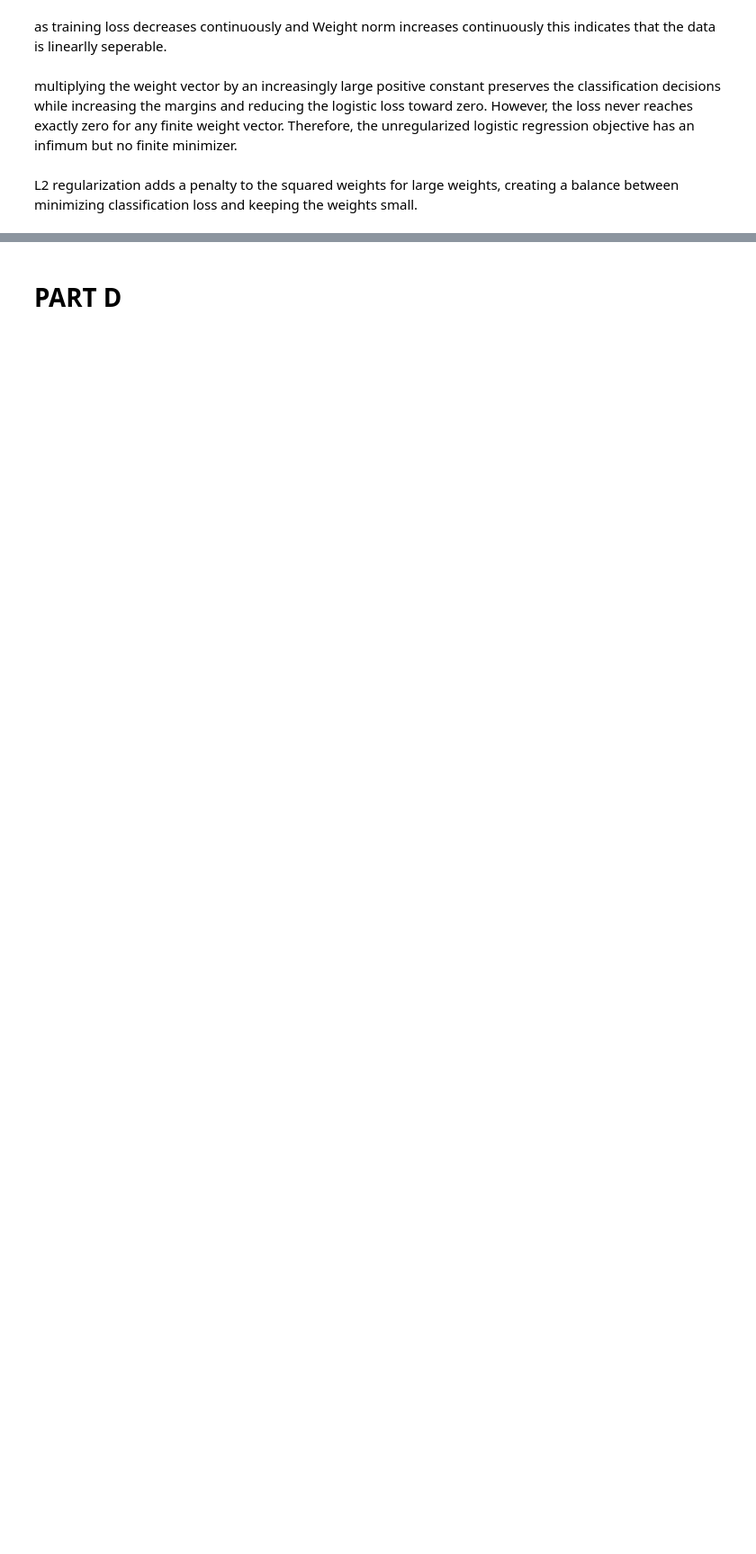
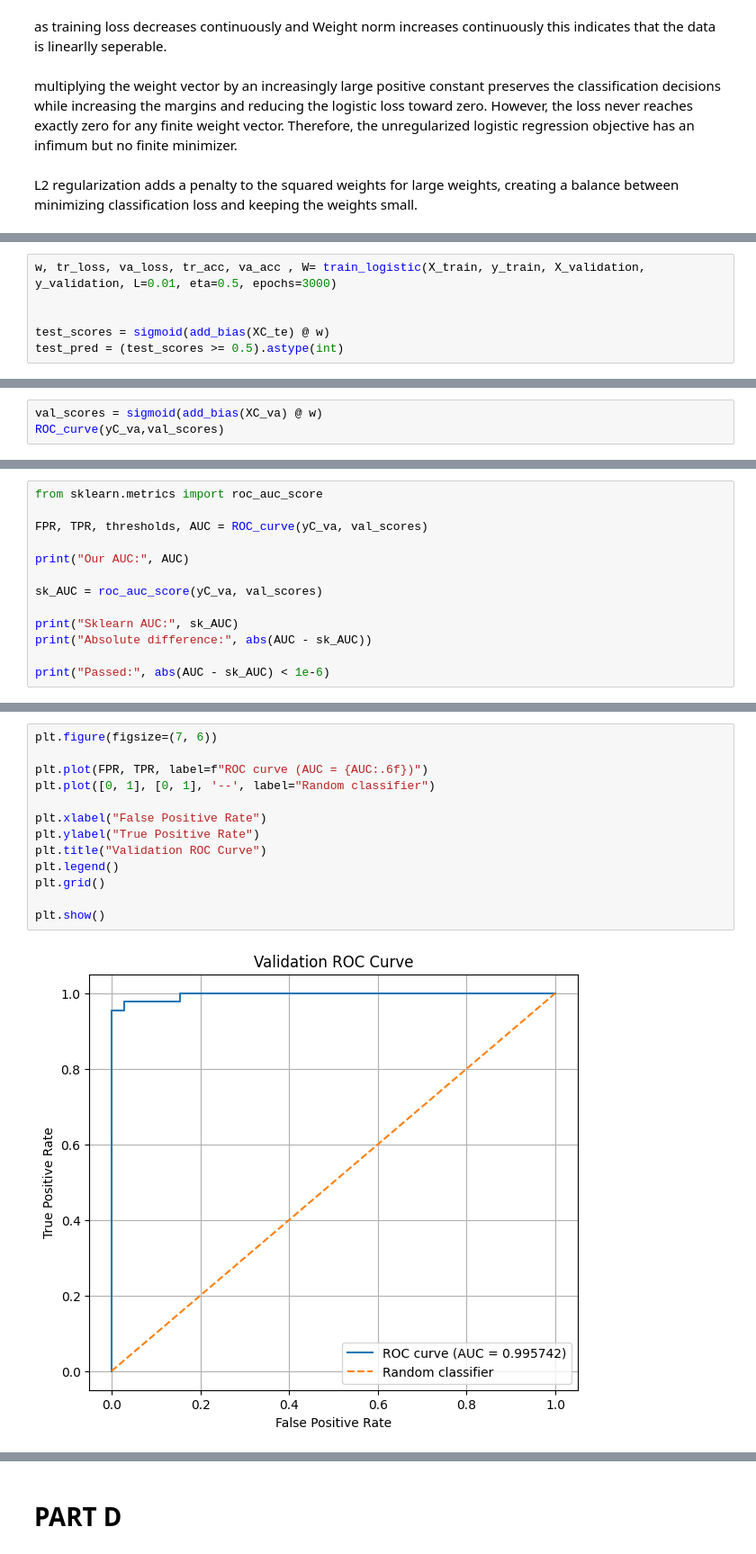
Before and after one commit to Ziad-Gebril/Linear-Models-and-Support-Vector-Machines, a Jupyter notebook: ML_assignment_2.ipynb, the cells around one changed output, grey strips where cells are left out. Shown at 90% size. Saved outputs shown, nothing was run; the diff lists cells and outputs as text; blank space fills up the shorter version.

```diff
--- a/ML_assignment_2.ipynb
+++ b/ML_assignment_2.ipynb
@@ -1249,0 +1446,6 @@ L2 regularization adds a penalty to the squared weights for large weights, creat
+# %%
+w, tr_loss, va_loss, tr_acc, va_acc , W= train_logistic(X_train, y_train, X_validation, y_validation, L=0.01, eta=0.5, epochs=3000)
+
+
+test_scores = sigmoid(add_bias(XC_te) @ w)
+test_pred = (test_scores >= 0.5).astype(int)
@@ -1249,0 +1501,3 @@ L2 regularization adds a penalty to the squared weights for large weights, creat
+# %%
+val_scores = sigmoid(add_bias(XC_va) @ w)
+ROC_curve(yC_va,val_scores)
@@ -1249,0 +1522,13 @@ L2 regularization adds a penalty to the squared weights for large weights, creat
+# %%
+from sklearn.metrics import roc_auc_score
+
+FPR, TPR, thresholds, AUC = ROC_curve(yC_va, val_scores)
+
+print("Our AUC:", AUC)
+
+sk_AUC = roc_auc_score(yC_va, val_scores)
+
+print("Sklearn AUC:", sk_AUC)
+print("Absolute difference:", abs(AUC - sk_AUC))
+
+print("Passed:", abs(AUC - sk_AUC) < 1e-6)
@@ -1249,0 +1550,15 @@ L2 regularization adds a penalty to the squared weights for large weights, creat
+# %%
+plt.figure(figsize=(7, 6))
+
+plt.plot(FPR, TPR, label=f"ROC curve (AUC = {AUC:.6f})")
+plt.plot([0, 1], [0, 1], '--', label="Random classifier")
+
+plt.xlabel("False Positive Rate")
+plt.ylabel("True Positive Rate")
+plt.title("Validation ROC Curve")
+plt.legend()
+plt.grid()
+
+plt.show()
+# %% [output]
+[figure, added]
```
Also changed, not shown: parts of 31 cells of this notebook.
